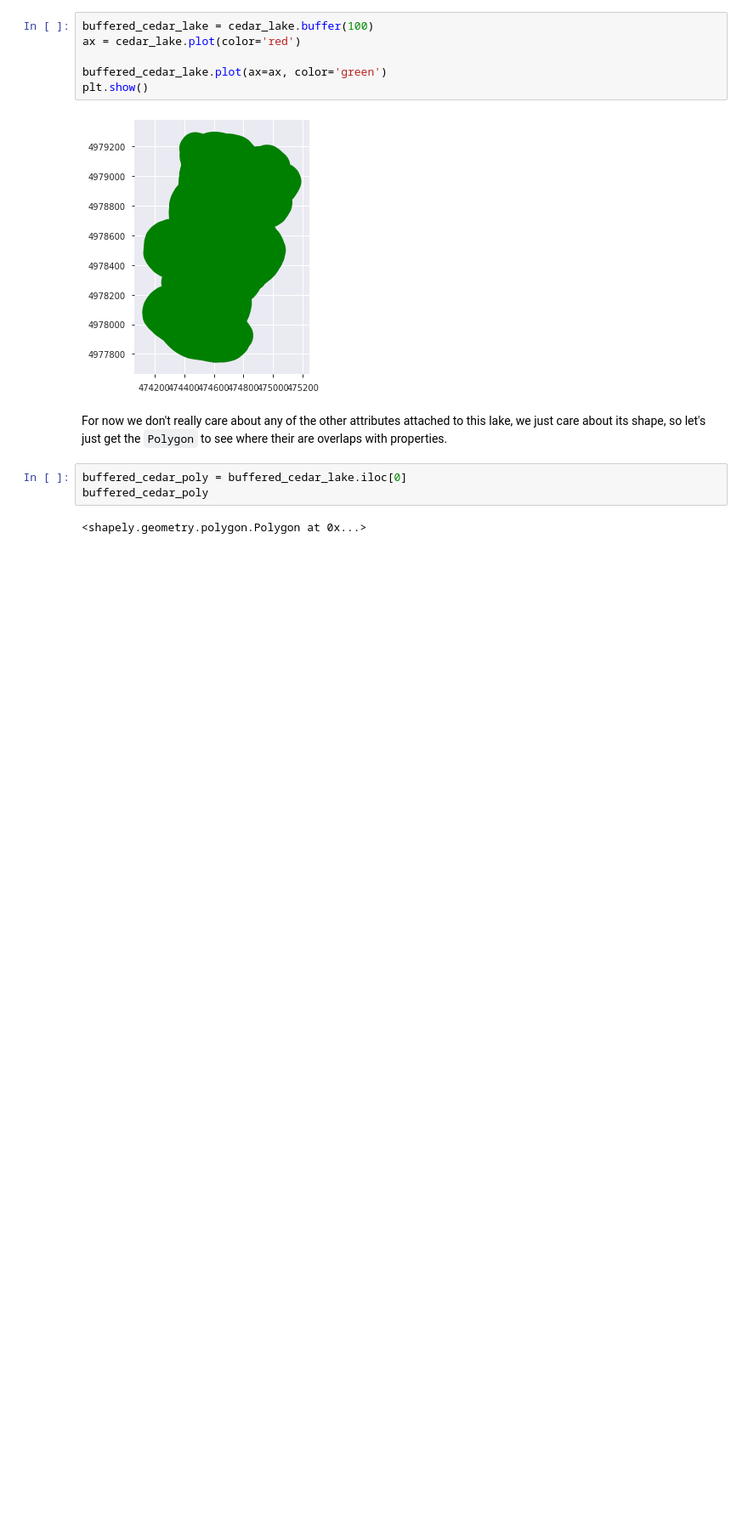
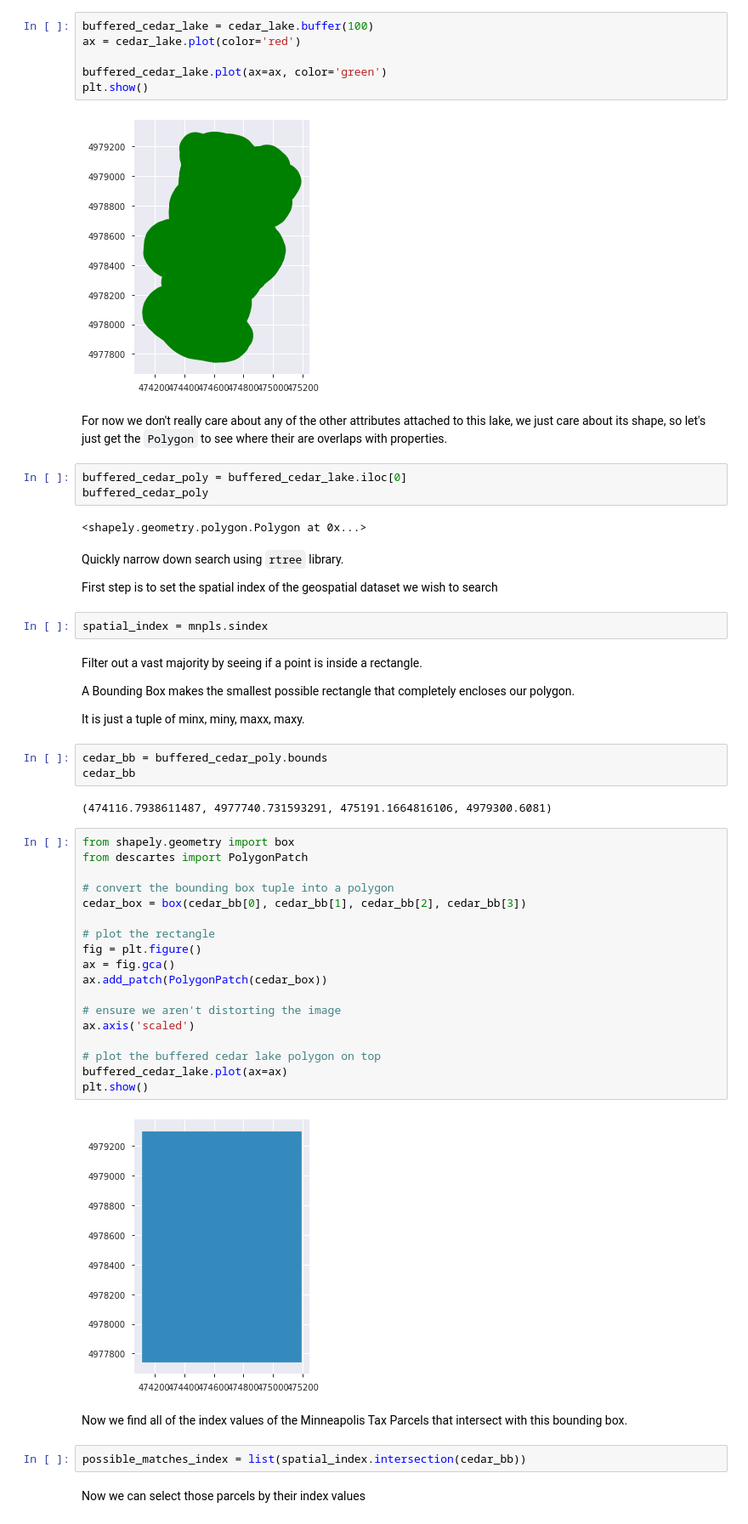
Before and after one commit to prabodhw96/Geospatial-Analysis, a Jupyter notebook: Geospatial Analysis.ipynb, the cells around one changed output. Shown at 85% size. Drawn from its saved outputs; the diff is of its cells as text; blank space fills up the shorter version.

Commit message:
Narrow down search

```diff
--- a/Geospatial Analysis.ipynb
+++ b/Geospatial Analysis.ipynb
@@ -267,3 +267,46 @@ buffered_cedar_poly = buffered_cedar_lake.iloc[0]
 buffered_cedar_poly
 # %% [output]
 <shapely.geometry.polygon.Polygon at 0x...>
+# %% [markdown]
+Quickly narrow down search using ``rtree`` library.
+
+First step is to set the spatial index of the geospatial dataset we wish to search
+# %%
+spatial_index = mnpls.sindex
+# %% [markdown]
+Filter out a vast majority by seeing if a point is inside a rectangle.
+
+A Bounding Box makes the smallest possible rectangle that completely encloses our polygon.
+
+It is just a tuple of minx, miny, maxx, maxy.
+# %%
+cedar_bb = buffered_cedar_poly.bounds
+cedar_bb
+# %% [output]
+(474116.7938611487, 4977740.731593291, 475191.1664816106, 4979300.6081)
+# %%
+from shapely.geometry import box
+from descartes import PolygonPatch
+
+# convert the bounding box tuple into a polygon
+cedar_box = box(cedar_bb[0], cedar_bb[1], cedar_bb[2], cedar_bb[3])
+
+# plot the rectangle
+fig = plt.figure()
+ax = fig.gca()
+ax.add_patch(PolygonPatch(cedar_box))
+
+# ensure we aren't distorting the image
+ax.axis('scaled')
+
+# plot the buffered cedar lake polygon on top
+buffered_cedar_lake.plot(ax=ax)
+plt.show()
+# %% [output]
+[figure, added]
+# %% [markdown]
+Now we find all of the index values of the Minneapolis Tax Parcels that intersect with this bounding box.
+# %%
+possible_matches_index = list(spatial_index.intersection(cedar_bb))
+# %% [markdown]
+Now we can select those parcels by their index values
```
Also changed, not shown: parts of 7 cells of this notebook.
